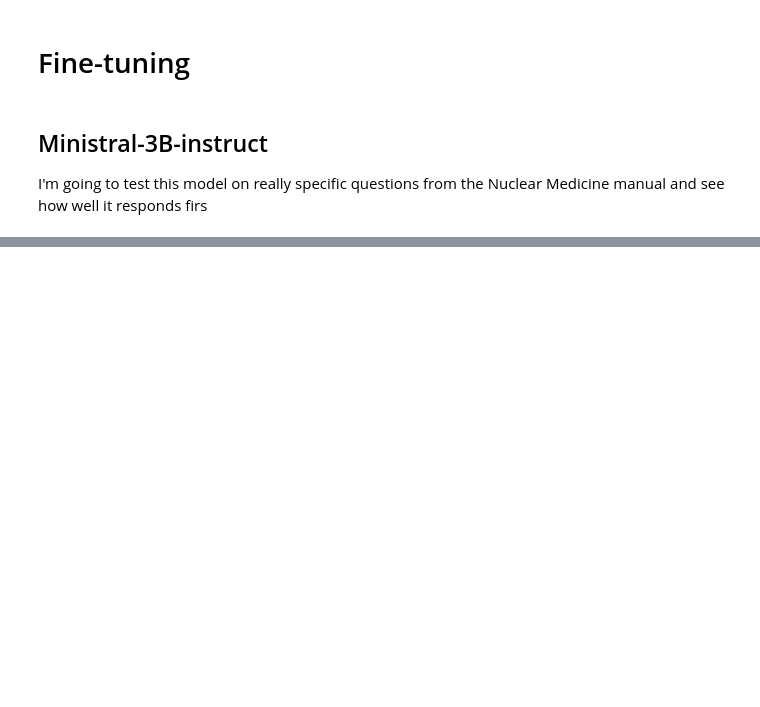
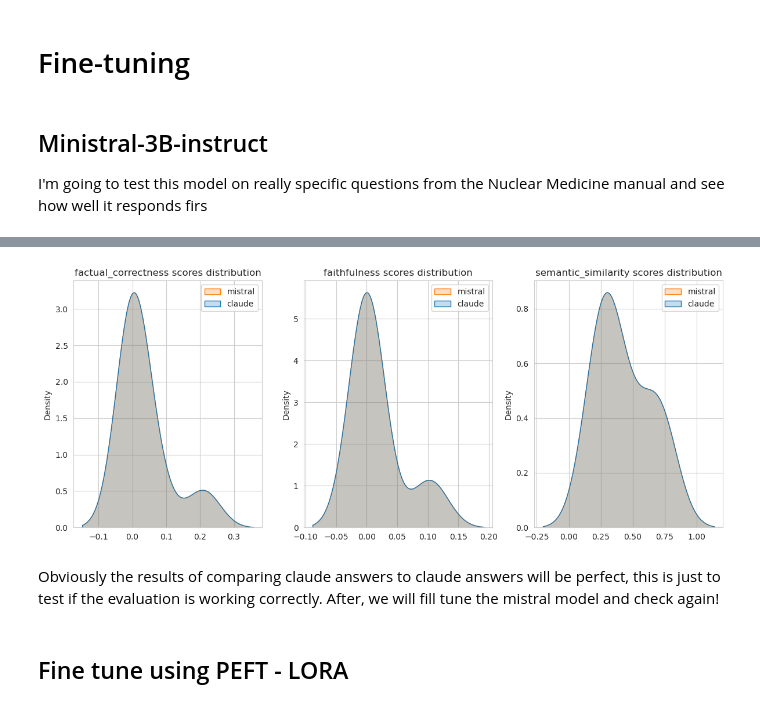
Before and after one commit to duartemoura/generathor, a Jupyter notebook: main.ipynb, the cells around one changed output, grey strips where cells are left out. Saved outputs shown, nothing was run; the diff lists cells and outputs as text; code cells hidden in the pictures; blank space fills up the shorter version.

Commit message:
generated more answers, evaluated scores

```diff
--- a/main.ipynb
+++ b/main.ipynb
@@ -213,0 +383,3 @@ response
+# %%
+qa_df = pd.read_csv("qa_data.csv")
+result_df = pd.read_csv("qa_with_mistral_responses.csv")
@@ -213,0 +500,32 @@ response
+# %%
+import numpy as np
+import matplotlib.pyplot as plt
+import seaborn as sns
+
+def analysis(mistral_df, claude_df):
+    sns.set_style("whitegrid")
+    fig, axs = plt.subplots(1, 3, figsize=(12, 5))
+
+    for i, col in enumerate(mistral_df.columns):
+        sns.kdeplot(
+            data=[mistral_df[col].values, claude_df[col].values],
+            legend=False,
+            ax=axs[i],
+            fill=True
+        )
+        axs[i].set_title(f'{col} scores distribution')
+        axs[i].legend(labels=["mistral", "claude"])
+
+    plt.tight_layout()
+    plt.show()
+
+# Call the analysis function
+analysis(
+    results_mistral[['factual_correctness', 'faithfulness', 'semantic_similarity']],
+    results_mistral[['factual_correctness', 'faithfulness', 'semantic_similarity']])
+# %% [output]
+[figure, added]
+# %% [markdown]
+Obviously the results of comparing claude answers to claude answers will be perfect, this is just to test if the evaluation is working correctly. After, we will fill tune the mistral model and check again!
+# %% [markdown]
+## Fine tune using PEFT - LORA
```
Also changed, not shown: parts of 34 cells of this notebook, 4 other files.
